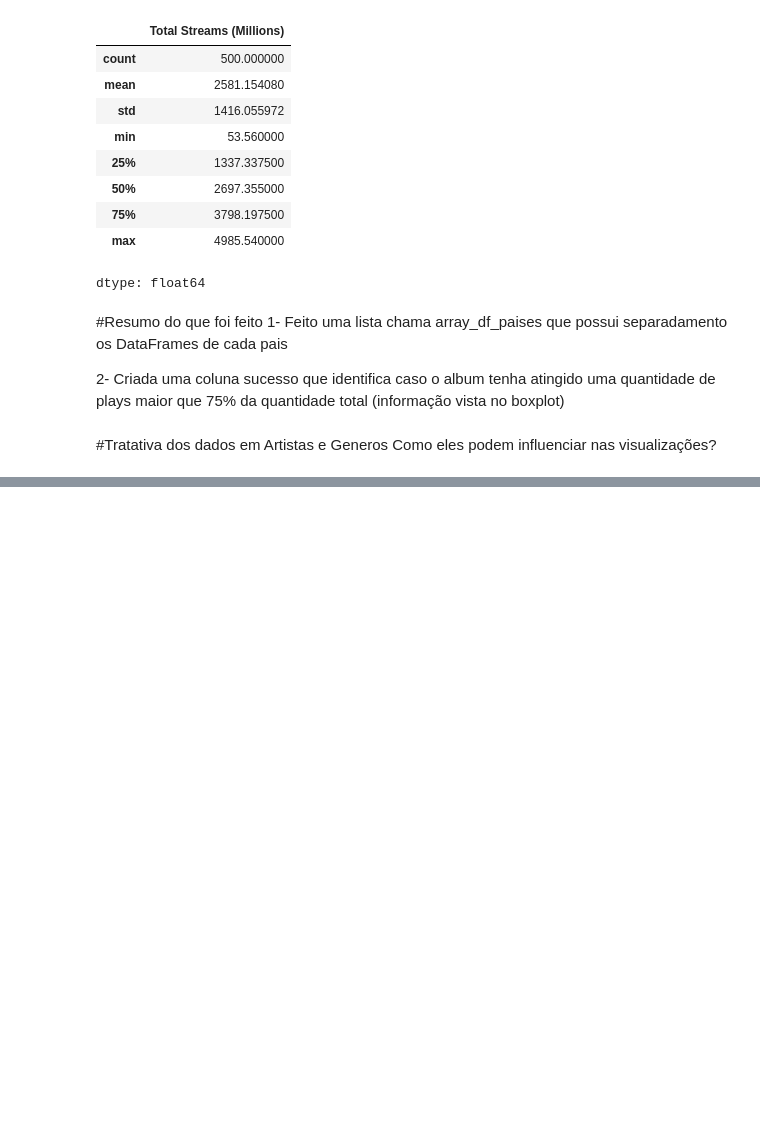
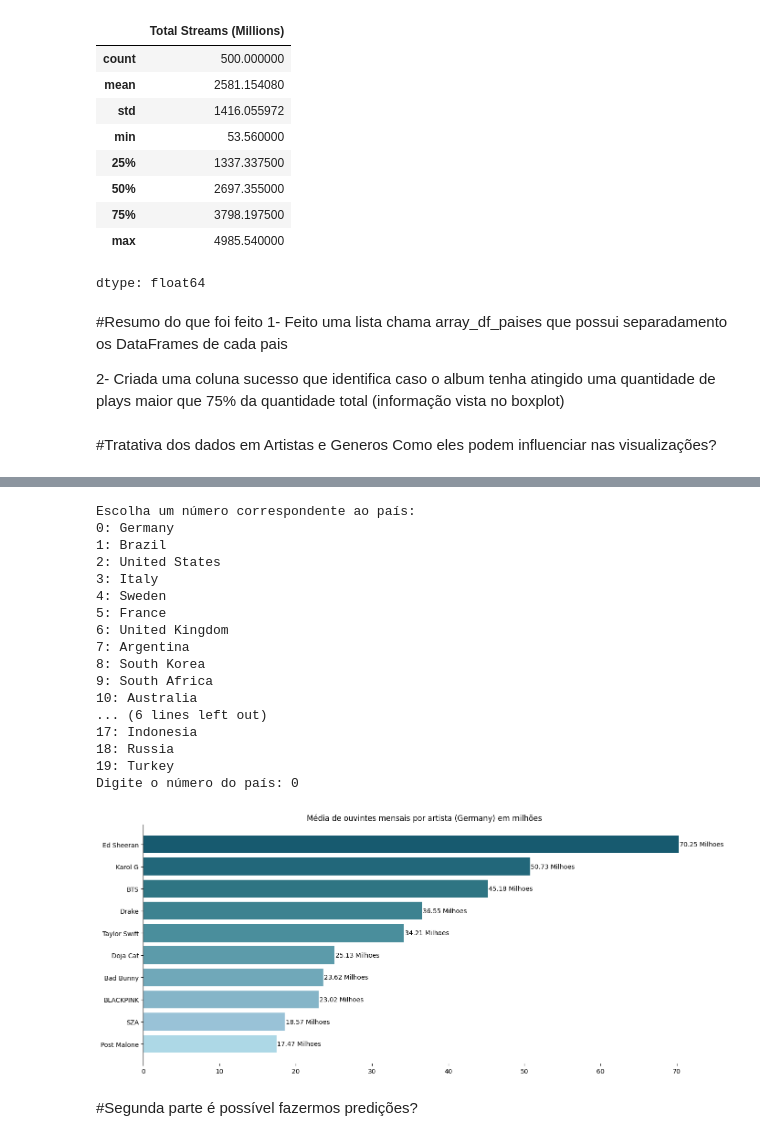
Before and after one commit to Kenjiro1/SpotifyGlobal, a Jupyter notebook: Spotify.ipynb, the cells around one changed output, grey strips where cells are left out. Saved outputs shown, nothing was run; the diff lists cells and outputs as text; code cells hidden in the pictures; blank space fills up the shorter version.

```diff
--- a/Spotify.ipynb
+++ b/Spotify.ipynb
@@ -204,0 +200,6 @@ plotar_graficos(array_df_paises[5])
+# %%
+paises = df['Country'].unique()
+numeros = range(0,len(paises))
+
+paises_numeros = dict(zip(numeros, paises))
+paises_numeros
@@ -204,0 +227,28 @@ plotar_graficos(array_df_paises[5])
+# %%
+print("Escolha um número correspondente ao país:")
+for numero, pais in paises_numeros.items():
+    print(f"{numero}: {pais}")
+
+pais = int(input("Digite o número do país: "))
+plotar_graficos(array_df_paises[pais])
+# %% [output]
+Escolha um número correspondente ao país:
+0: Germany
+1: Brazil
+2: United States
+3: Italy
+4: Sweden
+5: France
+6: United Kingdom
+7: Argentina
+8: South Korea
+9: South Africa
+10: Australia
+... (6 lines left out)
+17: Indonesia
+18: Russia
+19: Turkey
+Digite o número do país: 0
+[figure, added]
+# %% [markdown]
+#Segunda parte é possível fazermos predições?
```
Also changed, not shown: parts of 8 cells of this notebook.
